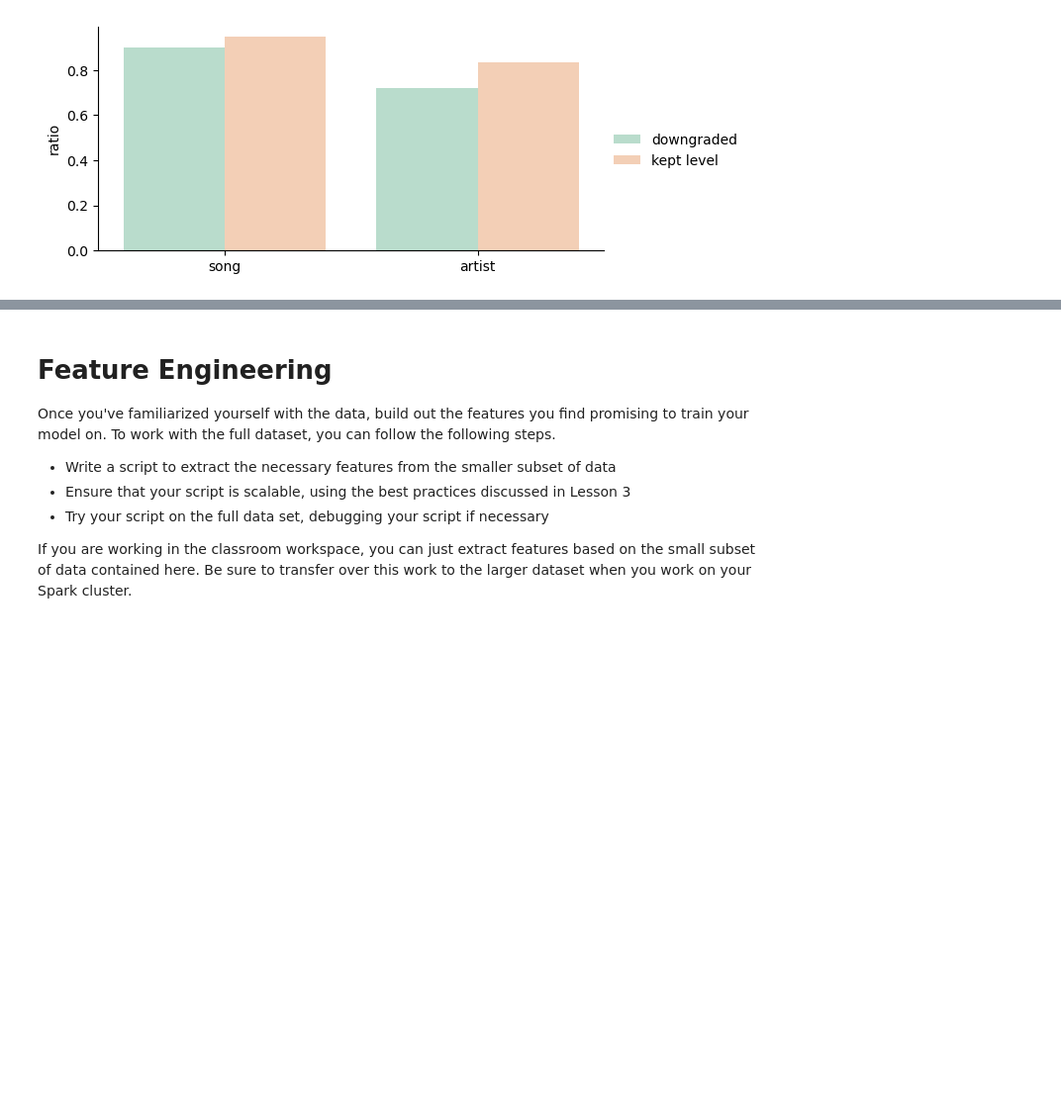
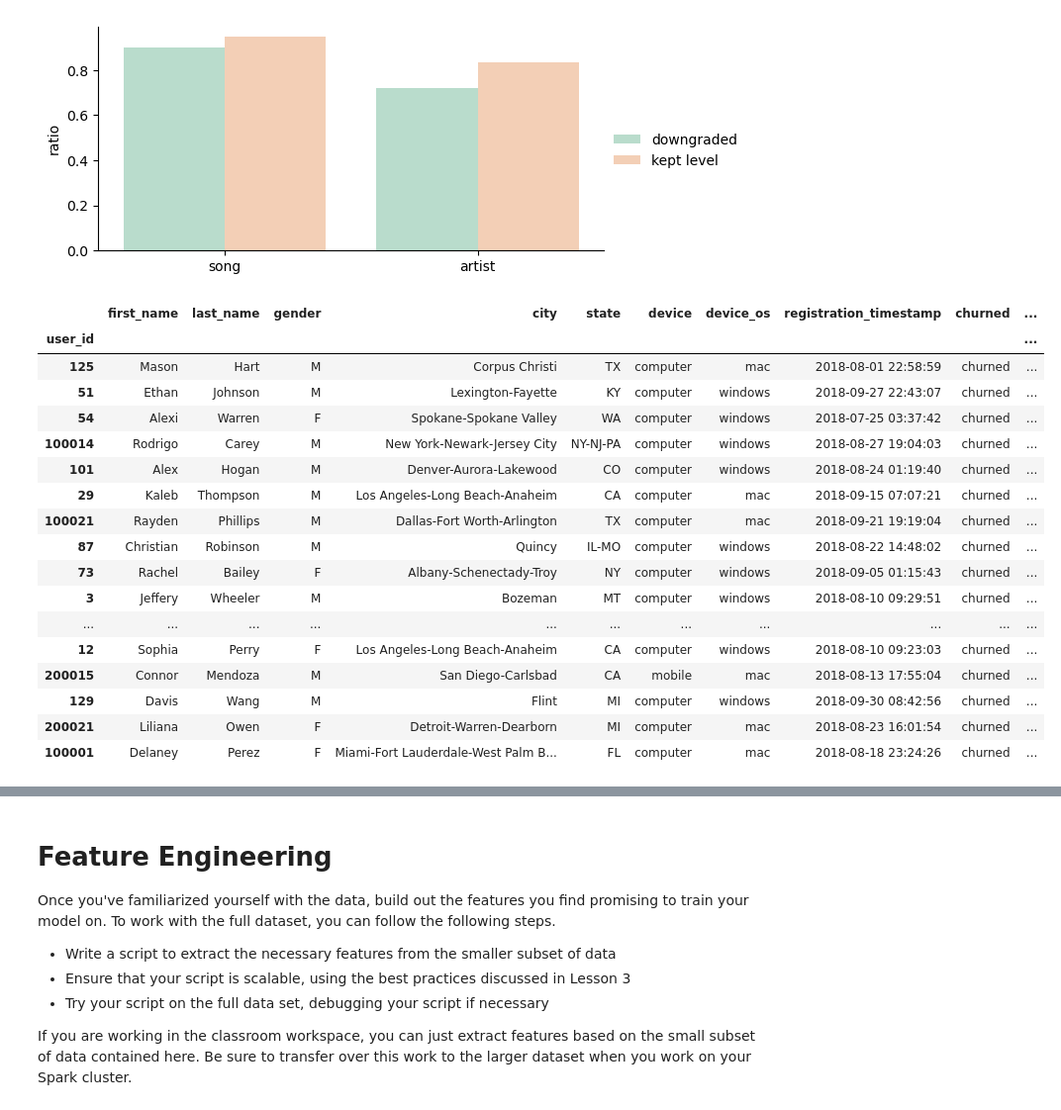
Before and after one commit to audidatacamp370/p4_capstone_spakify, a Jupyter notebook: Sparkify.ipynb, the cells around one changed output, grey strips where cells are left out. Shown at 99% size. Drawn from its saved outputs; the diff is of its cells as text; code cells hidden in the pictures; blank space fills up the shorter version.

```diff
--- a/Sparkify.ipynb
+++ b/Sparkify.ipynb
@@ -379,3 +382,24 @@ barplot_userfeatures(df=df_user,features=['likes_ratio', 'dislike_ratio'],hue='d
 barplot_userfeatures(df=df_user,features=['song_ratio', 'artist_ratio'],hue='downgraded')
 # %% [output]
 [figure]
+# %%
+df_user[df_user.churned=='churned']
+# %% [output]
+|  | first_name | last_name | gender | city | state | device | device_os | registration_timestamp | churned | ... |
+| user_id |  |  |  |  |  |  |  |  |  | ... |
+| 125 | Mason | Hart | M | Corpus Christi | TX | computer | mac | 2018-08-01 22:58:59 | churned | ... |
+| 51 | Ethan | Johnson | M | Lexington-Fayette | KY | computer | windows | 2018-09-27 22:43:07 | churned | ... |
+| 54 | Alexi | Warren | F | Spokane-Spokane Valley | WA | computer | windows | 2018-07-25 03:37:42 | churned | ... |
+| 100014 | Rodrigo | Carey | M | New York-Newark-Jersey City | NY-NJ-PA | computer | windows | 2018-08-27 19:04:03 | churned | ... |
+| 101 | Alex | Hogan | M | Denver-Aurora-Lakewood | CO | computer | windows | 2018-08-24 01:19:40 | churned | ... |
+| 29 | Kaleb | Thompson | M | Los Angeles-Long Beach-Anaheim | CA | computer | mac | 2018-09-15 07:07:21 | churned | ... |
+| 100021 | Rayden | Phillips | M | Dallas-Fort Worth-Arlington | TX | computer | mac | 2018-09-21 19:19:04 | churned | ... |
+| 87 | Christian | Robinson | M | Quincy | IL-MO | computer | windows | 2018-08-22 14:48:02 | churned | ... |
+| 73 | Rachel | Bailey | F | Albany-Schenectady-Troy | NY | computer | windows | 2018-09-05 01:15:43 | churned | ... |
+| 3 | Jeffery | Wheeler | M | Bozeman | MT | computer | windows | 2018-08-10 09:29:51 | churned | ... |
+| ... | ... | ... | ... | ... | ... | ... | ... | ... | ... | ... |
+| 12 | Sophia | Perry | F | Los Angeles-Long Beach-Anaheim | CA | computer | windows | 2018-08-10 09:23:03 | churned | ... |
+| 200015 | Connor | Mendoza | M | San Diego-Carlsbad | CA | mobile | mac | 2018-08-13 17:55:04 | churned | ... |
+| 129 | Davis | Wang | M | Flint | MI | computer | windows | 2018-09-30 08:42:56 | churned | ... |
+| 200021 | Liliana | Owen | F | Detroit-Warren-Dearborn | MI | computer | mac | 2018-08-23 16:01:54 | churned | ... |
+| 100001 | Delaney | Perez | F | Miami-Fort Lauderdale-West Palm B... | FL | computer | mac | 2018-08-18 23:24:26 | churned | ... |
```
Also changed, not shown: parts of 3 cells of this notebook.
